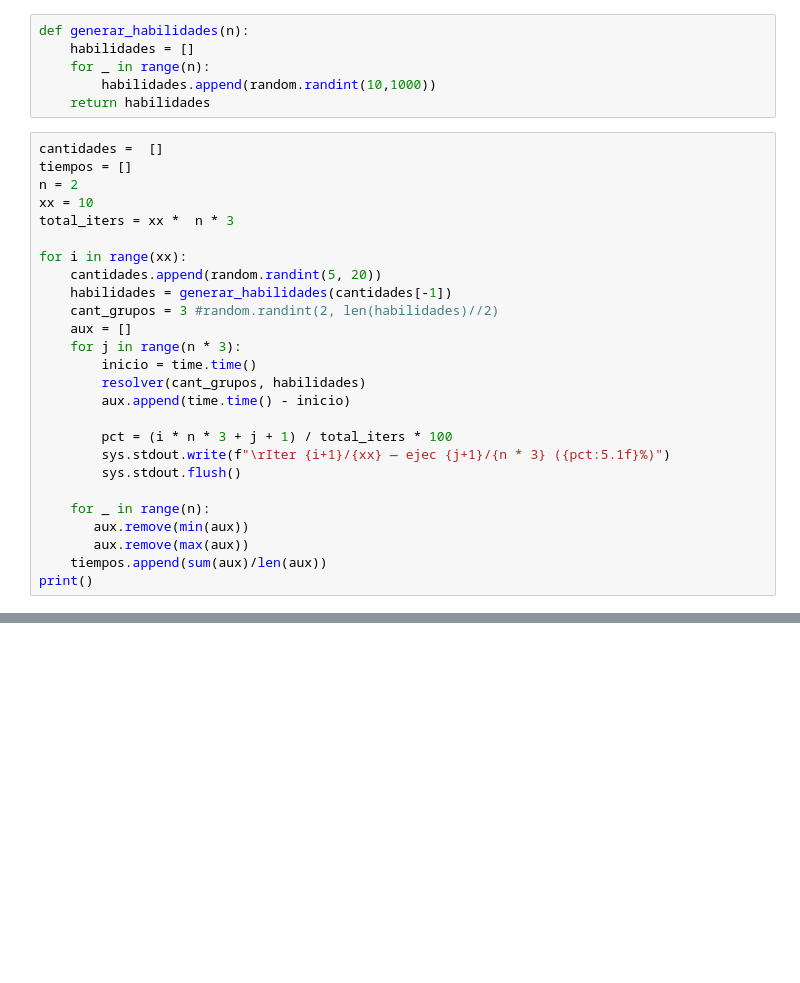
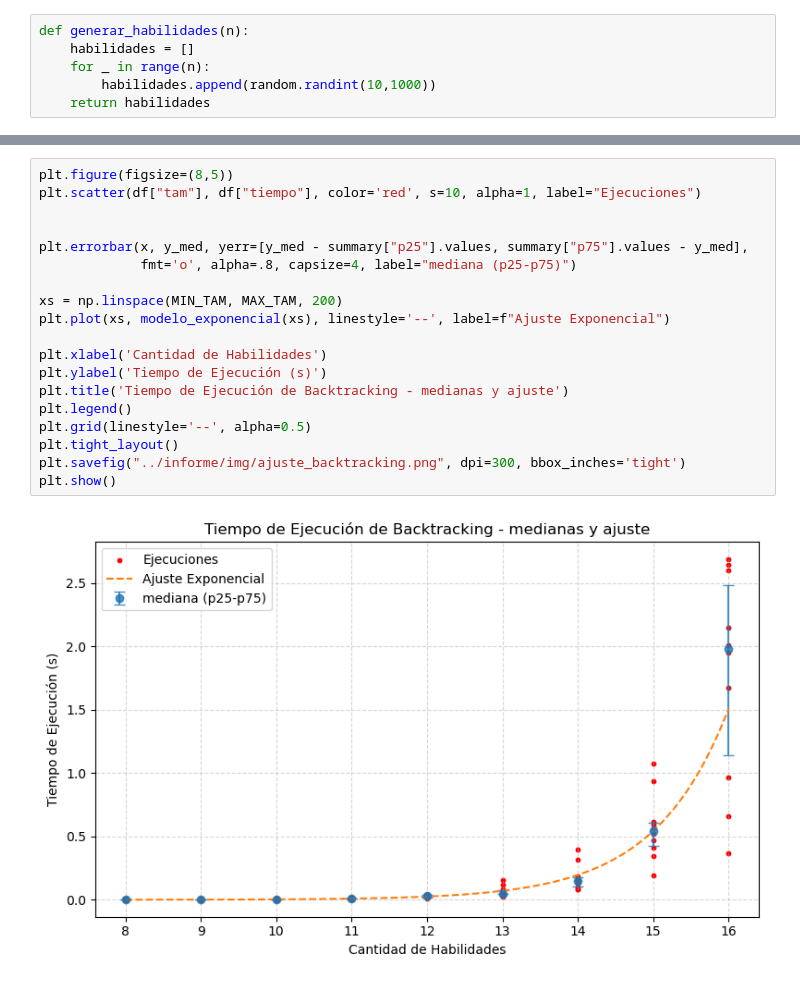
Before and after one commit to hhuzan/tda_tp_3, a Jupyter notebook: mediciones/mediciones.ipynb, the cells around one changed output, grey strips where cells are left out. Cells and saved outputs as stored; diff of their text form; blank space fills up the shorter version.

Commit message:
update  backtracking

```diff
--- a/mediciones/mediciones.ipynb
+++ b/mediciones/mediciones.ipynb
@@ -14,29 +25,3 @@ def generar_habilidades(n):
     for _ in range(n):
         habilidades.append(random.randint(10,1000))
     return habilidades
-# %%
-cantidades =  []
-tiempos = []
-n = 2
-xx = 10
-total_iters = xx *  n * 3
-
-for i in range(xx):
-    cantidades.append(random.randint(5, 20))
-    habilidades = generar_habilidades(cantidades[-1])
-    cant_grupos = 3 #random.randint(2, len(habilidades)//2)
-    aux = []
-    for j in range(n * 3):
-        inicio = time.time()
-        resolver(cant_grupos, habilidades)
-        aux.append(time.time() - inicio)
-
-        pct = (i * n * 3 + j + 1) / total_iters * 100
-        sys.stdout.write(f"\rIter {i+1}/{xx} — ejec {j+1}/{n * 3} ({pct:5.1f}%)")
-        sys.stdout.flush()
-
-    for _ in range(n):
-       aux.remove(min(aux))
-       aux.remove(max(aux))
-    tiempos.append(sum(aux)/len(aux))
-print()
@@ -58,0 +73,21 @@ plt.show()
+# %%
+plt.figure(figsize=(8,5))
+plt.scatter(df["tam"], df["tiempo"], color='red', s=10, alpha=1, label="Ejecuciones")
+
+
+plt.errorbar(x, y_med, yerr=[y_med - summary["p25"].values, summary["p75"].values - y_med],
+             fmt='o', alpha=.8, capsize=4, label="mediana (p25-p75)")
+
+xs = np.linspace(MIN_TAM, MAX_TAM, 200)
+plt.plot(xs, modelo_exponencial(xs), linestyle='--', label=f"Ajuste Exponencial")
+
+plt.xlabel('Cantidad de Habilidades')
+plt.ylabel('Tiempo de Ejecución (s)')
+plt.title('Tiempo de Ejecución de Backtracking - medianas y ajuste')
+plt.legend()
+plt.grid(linestyle='--', alpha=0.5)
+plt.tight_layout()
+plt.savefig("../informe/img/ajuste_backtracking.png", dpi=300, bbox_inches='tight')
+plt.show()
+# %% [output]
+[figure, added]
```
Also changed, not shown: parts of 6 cells of this notebook, 4 other files.
